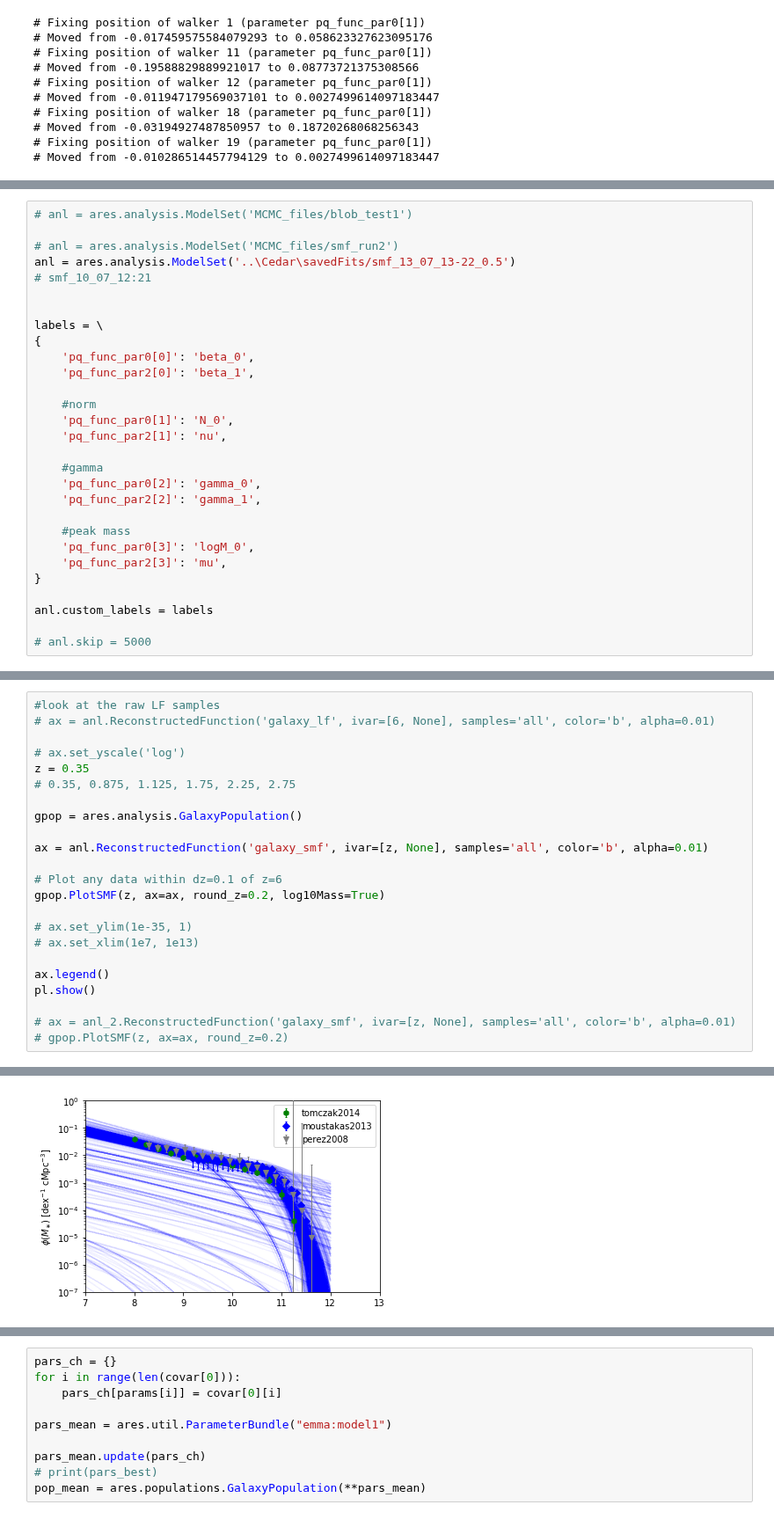
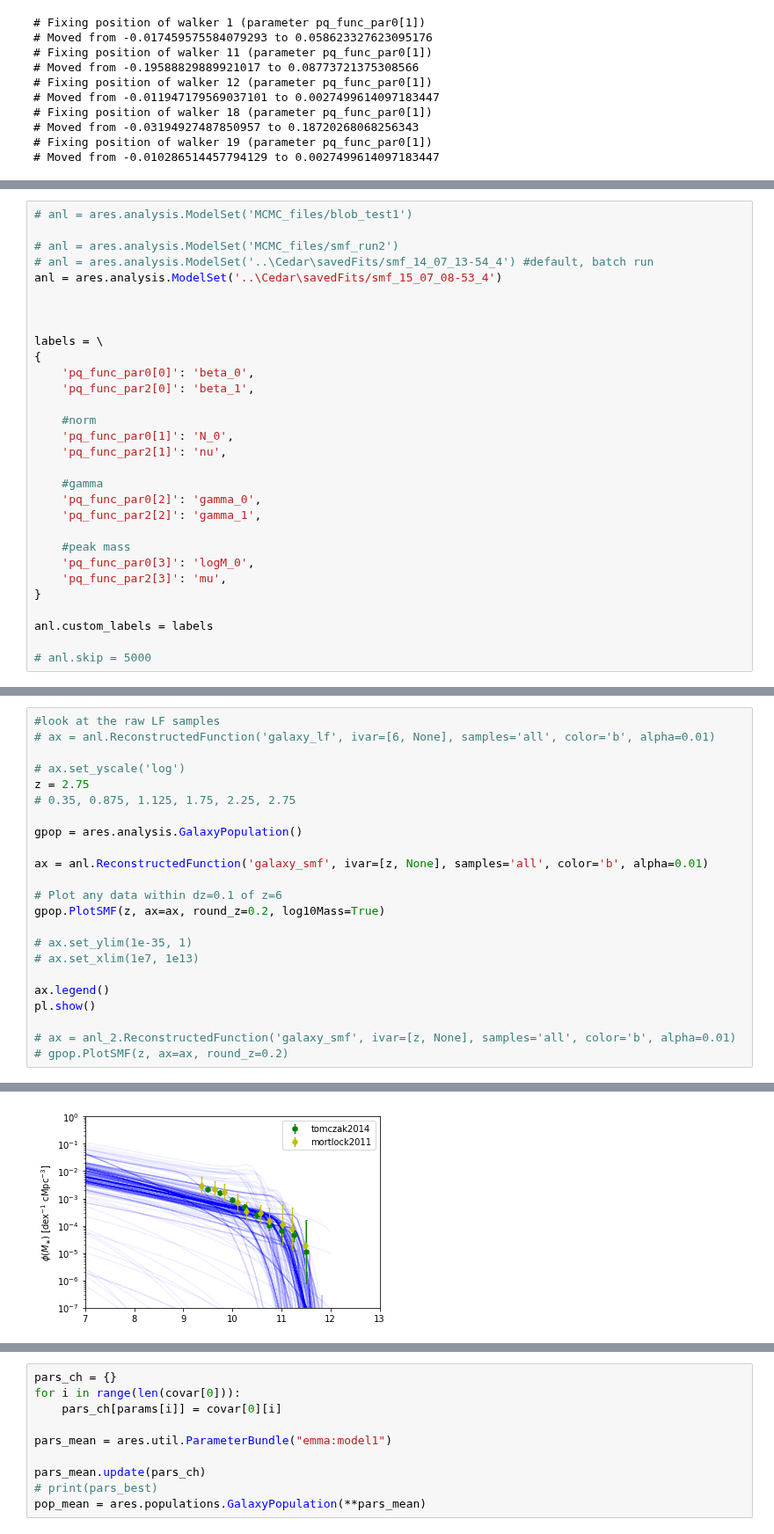
Before and after one commit to eklem1/GalaxySim, a Jupyter notebook: AnotherBlob.ipynb, the cells around one changed output, grey strips where cells are left out. Shown at 88% size. Cells and saved outputs as stored; diff of their text form.

```diff
--- a/AnotherBlob.ipynb
+++ b/AnotherBlob.ipynb
@@ -199,8 +183,9 @@ Saved HaloMassFunction instance to limit I/O.
 # anl = ares.analysis.ModelSet('MCMC_files/blob_test1')
 
 # anl = ares.analysis.ModelSet('MCMC_files/smf_run2')
-anl = ares.analysis.ModelSet('..\Cedar\savedFits/smf_13_07_13-22_0.5')
-# smf_10_07_12:21
+# anl = ares.analysis.ModelSet('..\Cedar\savedFits/smf_14_07_13-54_4') #default, batch run
+anl = ares.analysis.ModelSet('..\Cedar\savedFits/smf_15_07_08-53_4')
+
 
 
 labels = \
@@ -249,7 +234,7 @@ anl.custom_labels = labels
 # ax = anl.ReconstructedFunction('galaxy_lf', ivar=[6, None], samples='all', color='b', alpha=0.01)
 
 # ax.set_yscale('log')
-z = 0.35
+z = 2.75
 # 0.35, 0.875, 1.125, 1.75, 2.25, 2.75
 
 gpop = ares.analysis.GalaxyPopulation()
@@ -288,4 +273,4 @@ pl.show()
-[figure, old version]
+[figure, new version]
 # %%
 params = \
 ['pq_func_par0[0]',
```
Also changed, not shown: parts of 13 cells of this notebook, 2 other files.
